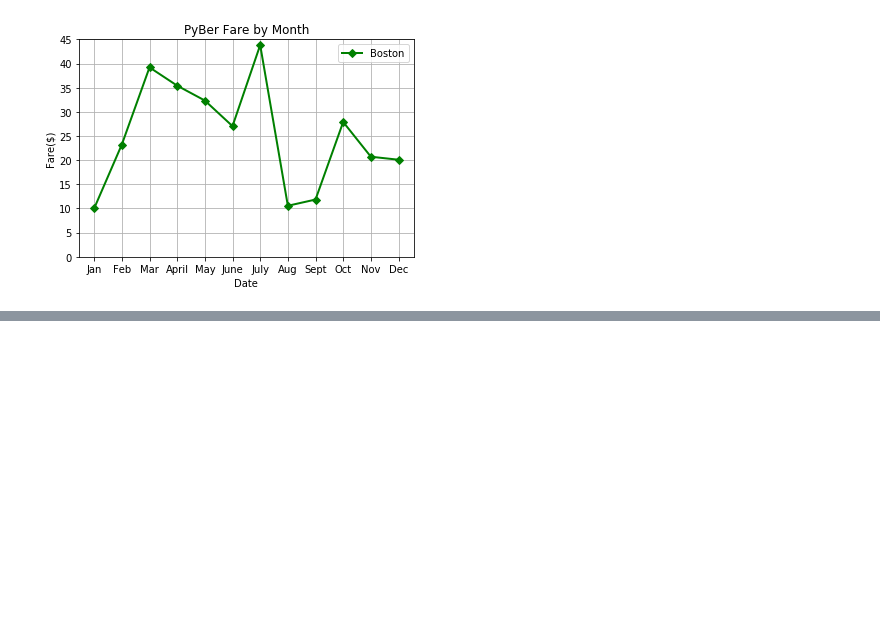
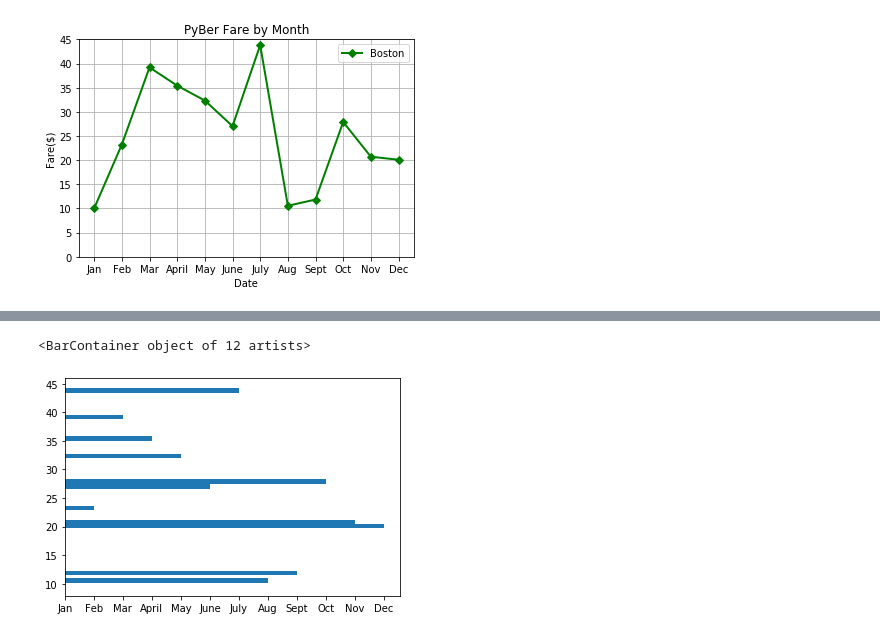
Before and after one commit to rcelorio/PyBer_Analysis, a Jupyter notebook: matplotlib_practice.ipynb, the cells around one changed output, grey strips where cells are left out. Saved outputs shown, nothing was run; the diff lists cells and outputs as text; code cells hidden in the pictures; blank space fills up the shorter version.

```diff
--- a/matplotlib_practice.ipynb
+++ b/matplotlib_practice.ipynb
@@ -103,0 +129,6 @@ ax.legend()
+# %%
+# Create the plot
+plt.barh(y_axis, x_axis)
+# %% [output]
+<BarContainer object of 12 artists>
+[figure, added]
```
Also changed, not shown: parts of 7 cells of this notebook.
